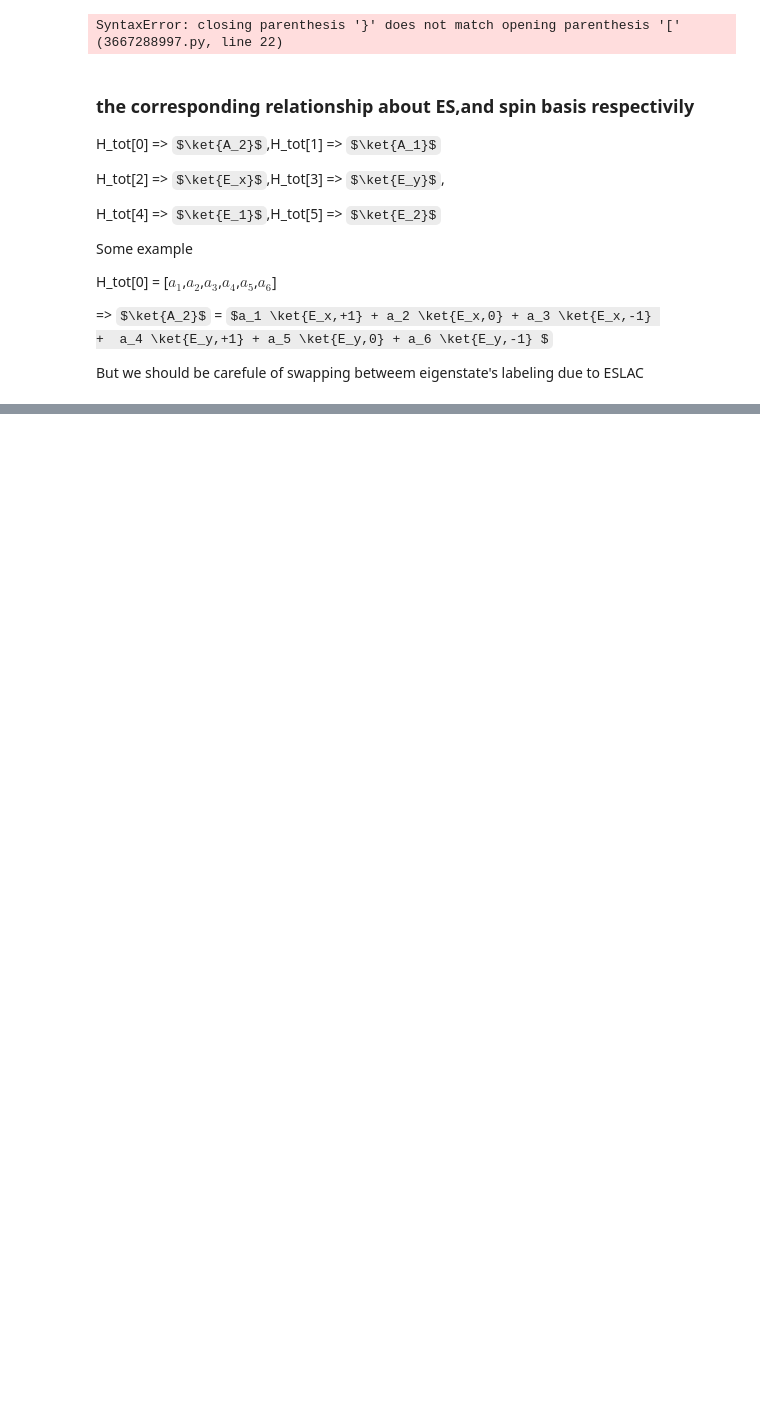
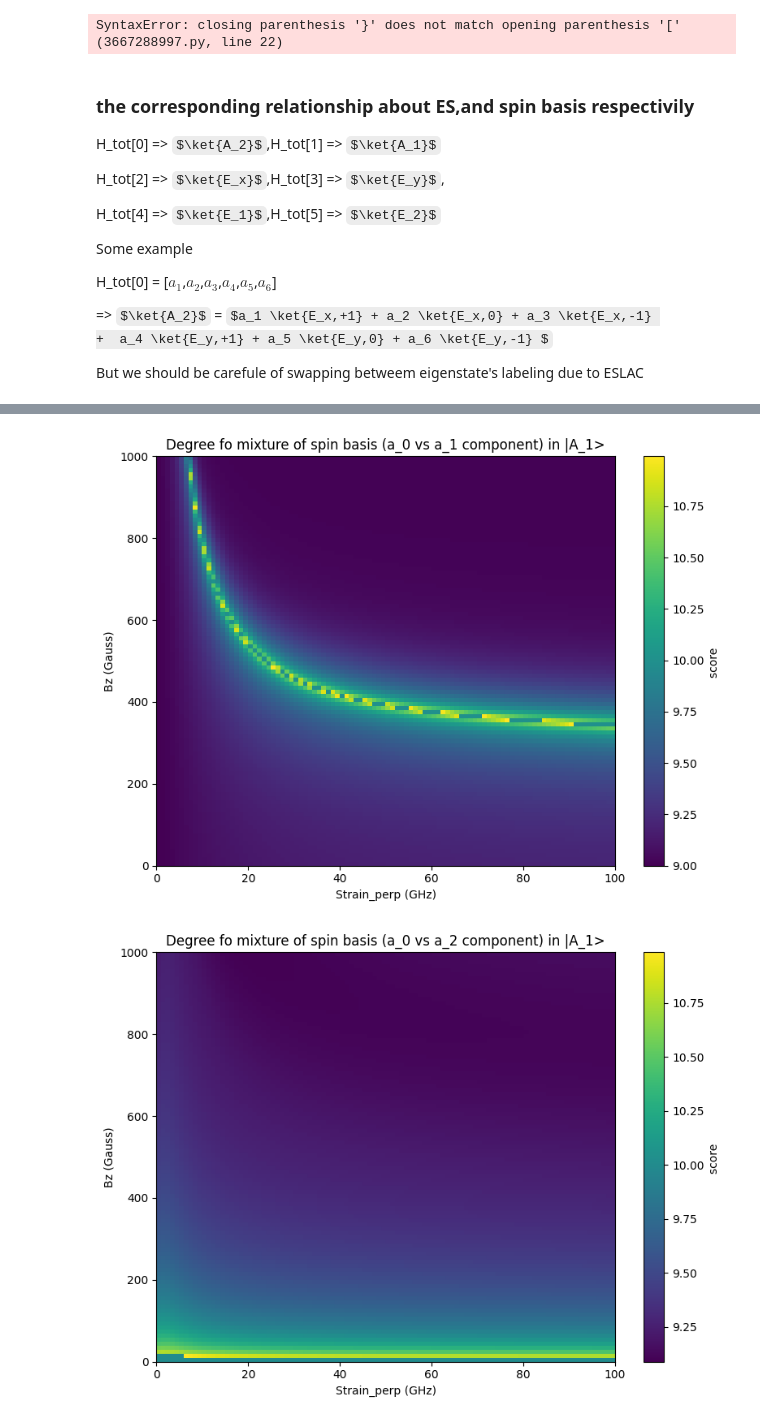
Before and after one commit to Risei412/EIT, a Jupyter notebook: Mapping of spin state_コピー.ipynb, the cells around one changed output, grey strips where cells are left out. Cells and saved outputs as stored; diff of their text form; code cells hidden in the pictures; some formulas as TeX source; blank space fills up the shorter version.

```diff
--- a/Mapping of spin state_コピー.ipynb
+++ b/Mapping of spin state_コピー.ipynb
@@ -219,0 +336,11 @@ for i in range(start,end + 1):
+# %%
+s = 1
+
+
+for i in range(0,6):
+    for j in range(i,6):
+        if i != j:
+            making_colormap_spin_basis(s, i, j)
+# %% [output]
+[figure, added]
+[figure, added]
```
Also changed, not shown: parts of 11 cells of this notebook, 1 other file.
